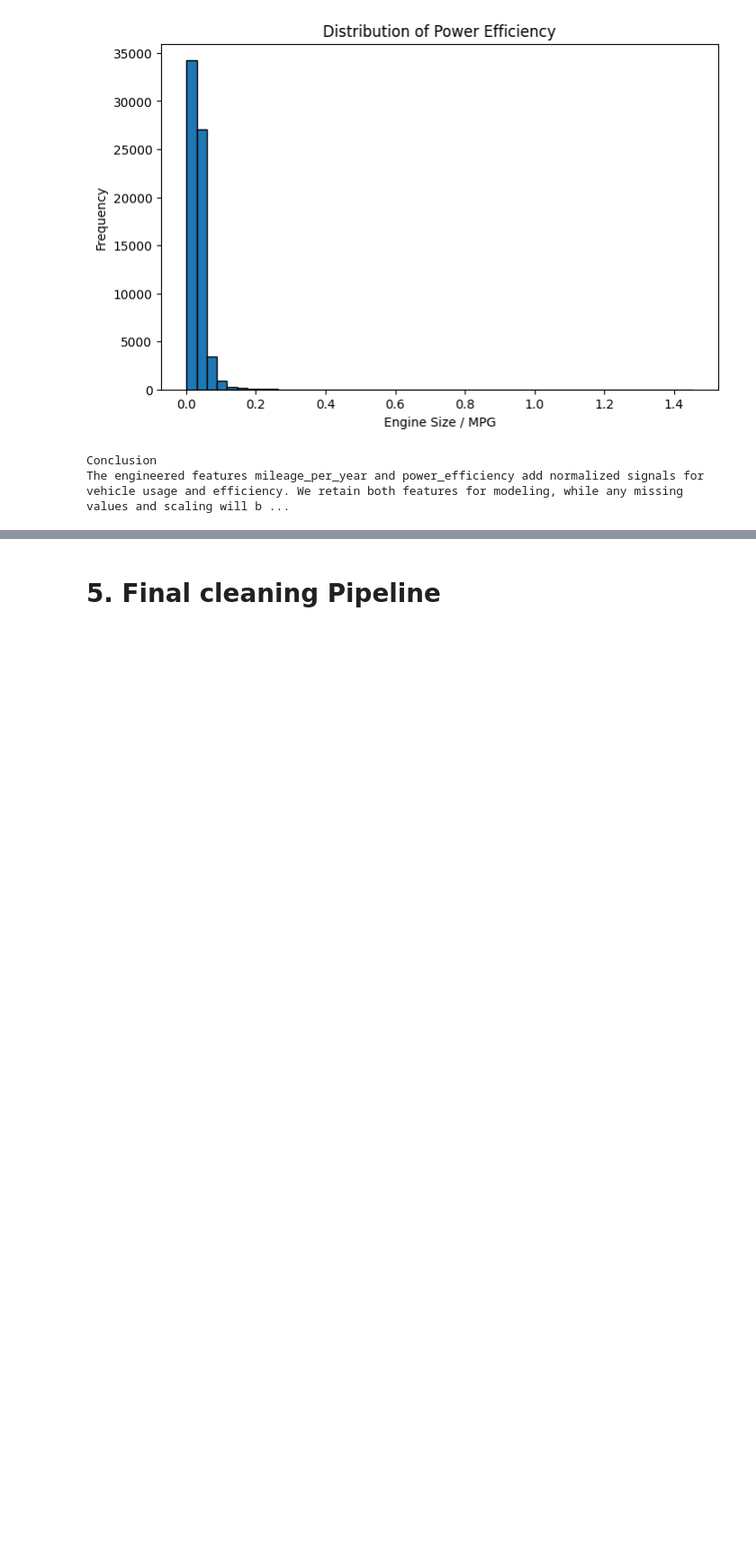
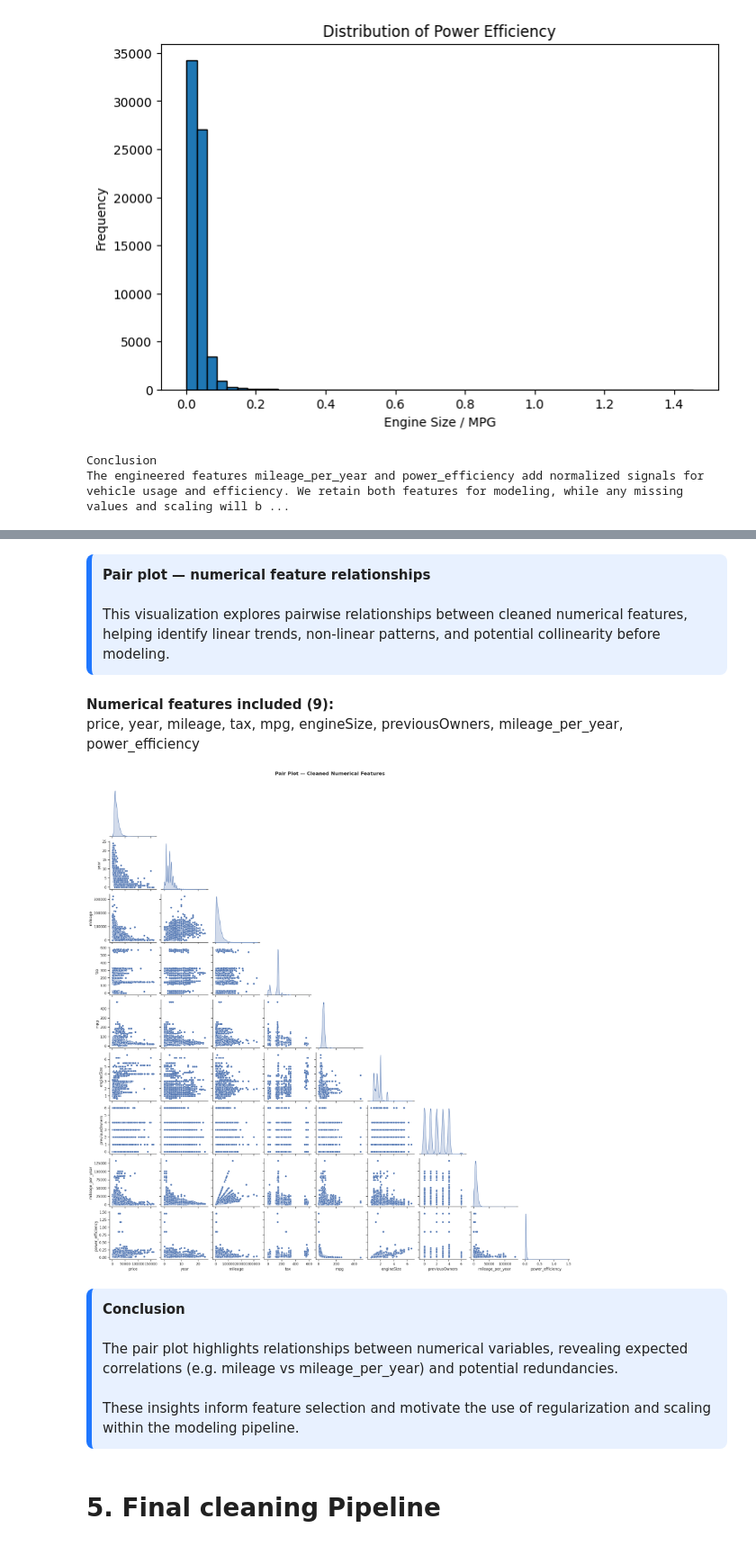
Before and after one commit to carlosoamorim/cars-4-you, a Jupyter notebook: Group57_part1.ipynb, the cells around one changed output, grey strips where cells are left out. Shown at 90% size. Drawn from its saved outputs; the diff is of its cells as text; code cells hidden in the pictures; blank space fills up the shorter version.

```diff
--- a/Group57_part1.ipynb
+++ b/Group57_part1.ipynb
@@ -2269,3 +2329,80 @@ df=fill_cats_UNKNOWN(df, cat_cols)
+# %%
+# =========================================
+# Numerical features — Pair plot exploration
+# =========================================
+
+from IPython.display import display, HTML
+import seaborn as sns
+import matplotlib.pyplot as plt
+import pandas as pd
+
+# ---- Section introduction
+display(HTML("""
+<div style="background-color:#e8f1ff; padding:12px; border-radius:8px; border-left:6px solid #1f77ff;">
+<b>Pair plot — numerical feature relationships</b><br><br>
+This visualization explores pairwise relationships between cleaned numerical
+features, helping identify linear trends, non-linear patterns, and potential
+collinearity before modeling.
+</div>
+"""))
+
+# ---- Numerical features consistent with pipeline
+numeric_cols = [
+    "price", "year", "mileage", "tax", "mpg",
+    "engineSize", "previousOwners",
+    "mileage_per_year", "power_efficiency"
+]
+
+numeric_cols = [c for c in numeric_cols if c in df.columns]
+
+display(HTML(f"""
+<b>Numerical features included ({len(numeric_cols)}):</b><br>
+{", ".join(numeric_cols)}
+"""))
+
+# ---- Drop rows with missing numerical values (required for pairplot)
+pairplot_df = df[numeric_cols].dropna()
+
+# ---- Aesthetics
+sns.set(style="ticks", context="notebook")
+
+# ---- Pair plot
+pair_plot = sns.pairplot(
+    pairplot_df,
+    diag_kind="kde",
+    corner=True
+)
+
+pair_plot.fig.suptitle(
+    "Pair Plot — Cleaned Numerical Features",
+    fontsize=16,
+    fontweight="bold",
+    y=1.02
+)
+
+plt.show()
+
+# ---- Conclusion
+display(HTML("""
+<div style="background-color:#e8f1ff; padding:12px; border-radius:8px; border-left:6px solid #1f77ff;">
+<b>Conclusion</b><br><br>
+The pair plot highlights relationships between numerical variables, revealing
+expected correlations (e.g. mileage vs mileage_per_year) and potential
+redundancies.<br><br>
+
+These insights inform feature selection and motivate the use of regularization
+and scaling within the modeling pipeline.
+</div>
+"""))
+# %% [output]
+Pair plot — numerical feature relationships
+This visualization explores pairwise relationships between cleaned numerical features, helping identify linear trends, non-linear patterns, and potential collinearity before modeling.
+Numerical features included (9):
+price, year, mileage, tax, mpg, engineSize, previousOwners, mileage_per_year, power_efficiency
+[figure, added]
+Conclusion
+The pair plot highlights relationships between numerical variables, revealing expected correlations (e.g. mileage vs mileage_per_year) and potential redundancies.
+These insights inform feature selection and motivate the use of regularization and scaling within the modeling pipeline.
 # %% [markdown]
 # **5. Final cleaning Pipeline**
 # %%
```
Also changed, not shown: parts of 7 cells of this notebook.
